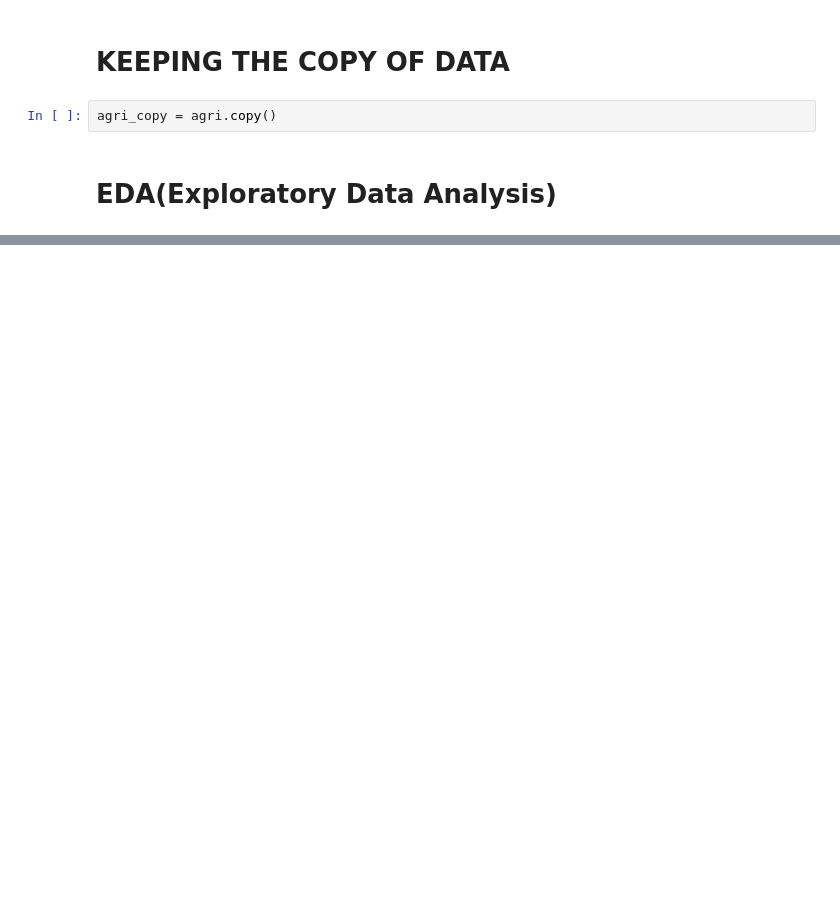
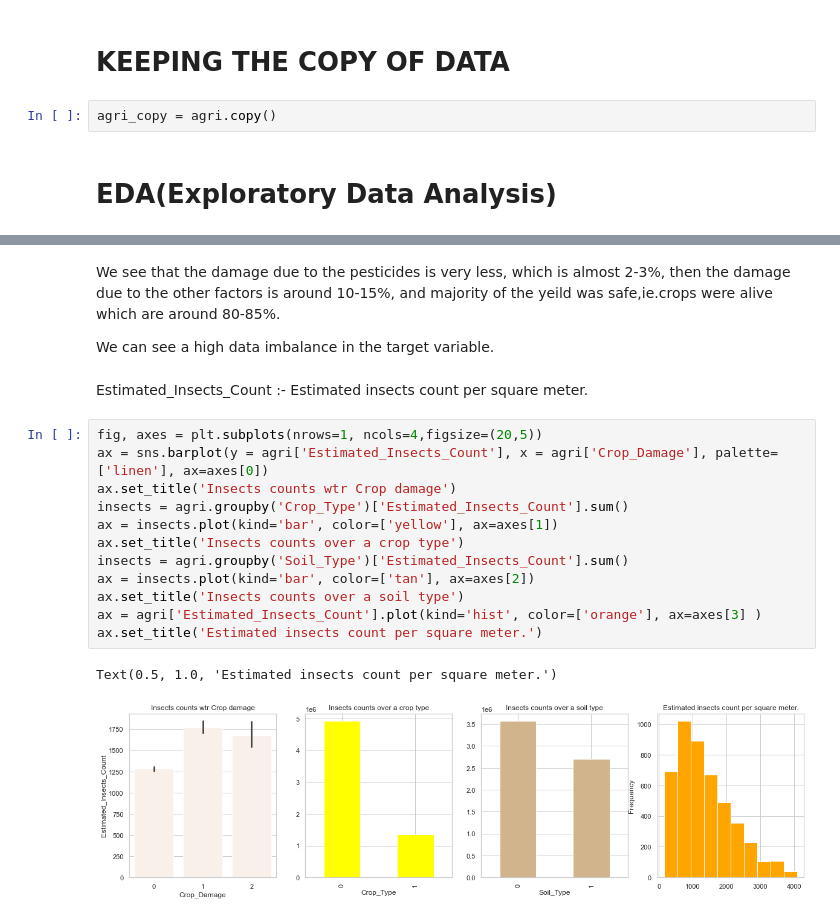
Before and after one commit to AshmikaKardhekar/PROJECTS_evaluation, a Jupyter notebook: AGRICULTURE-checkpoint.ipynb, the cells around one changed output, grey strips where cells are left out. Cells and saved outputs as stored; diff of their text form; blank space fills up the shorter version.

```diff
--- a/AGRICULTURE-checkpoint.ipynb
+++ b/AGRICULTURE-checkpoint.ipynb
@@ -36,0 +137,22 @@ agri
+# %% [markdown]
+We see that the damage due to the pesticides is very less, which is almost 2-3%, then the damage due to the other factors is around 10-15%, and majority of the yeild was safe,ie.crops were alive which are around 80-85%.
+
+We can see a high data imbalance in the target variable.
+# %% [markdown]
+Estimated_Insects_Count :-
+    Estimated insects count per square meter.
+# %%
+fig, axes = plt.subplots(nrows=1, ncols=4,figsize=(20,5))
+ax = sns.barplot(y = agri['Estimated_Insects_Count'], x = agri['Crop_Damage'], palette=['linen'], ax=axes[0])
+ax.set_title('Insects counts wtr Crop damage')
+insects = agri.groupby('Crop_Type')['Estimated_Insects_Count'].sum()
+ax = insects.plot(kind='bar', color=['yellow'], ax=axes[1])
+ax.set_title('Insects counts over a crop type')
+insects = agri.groupby('Soil_Type')['Estimated_Insects_Count'].sum()
+ax = insects.plot(kind='bar', color=['tan'], ax=axes[2])
+ax.set_title('Insects counts over a soil type')
+ax = agri['Estimated_Insects_Count'].plot(kind='hist', color=['orange'], ax=axes[3] )
+ax.set_title('Estimated insects count per square meter.')
+# %% [output]
+Text(0.5, 1.0, 'Estimated insects count per square meter.')
+[figure, added]
```
Also changed, not shown: parts of 91 cells of this notebook.
